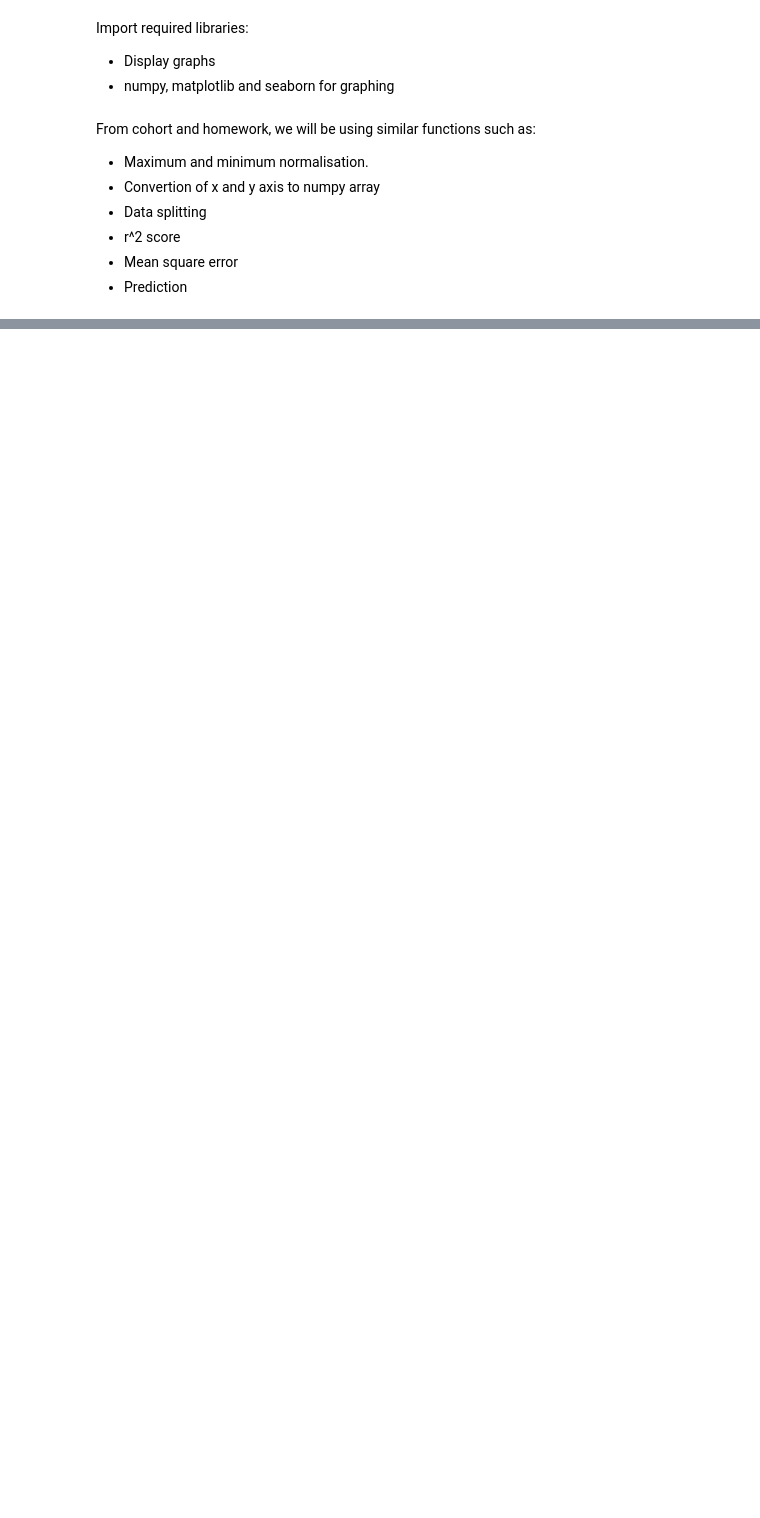
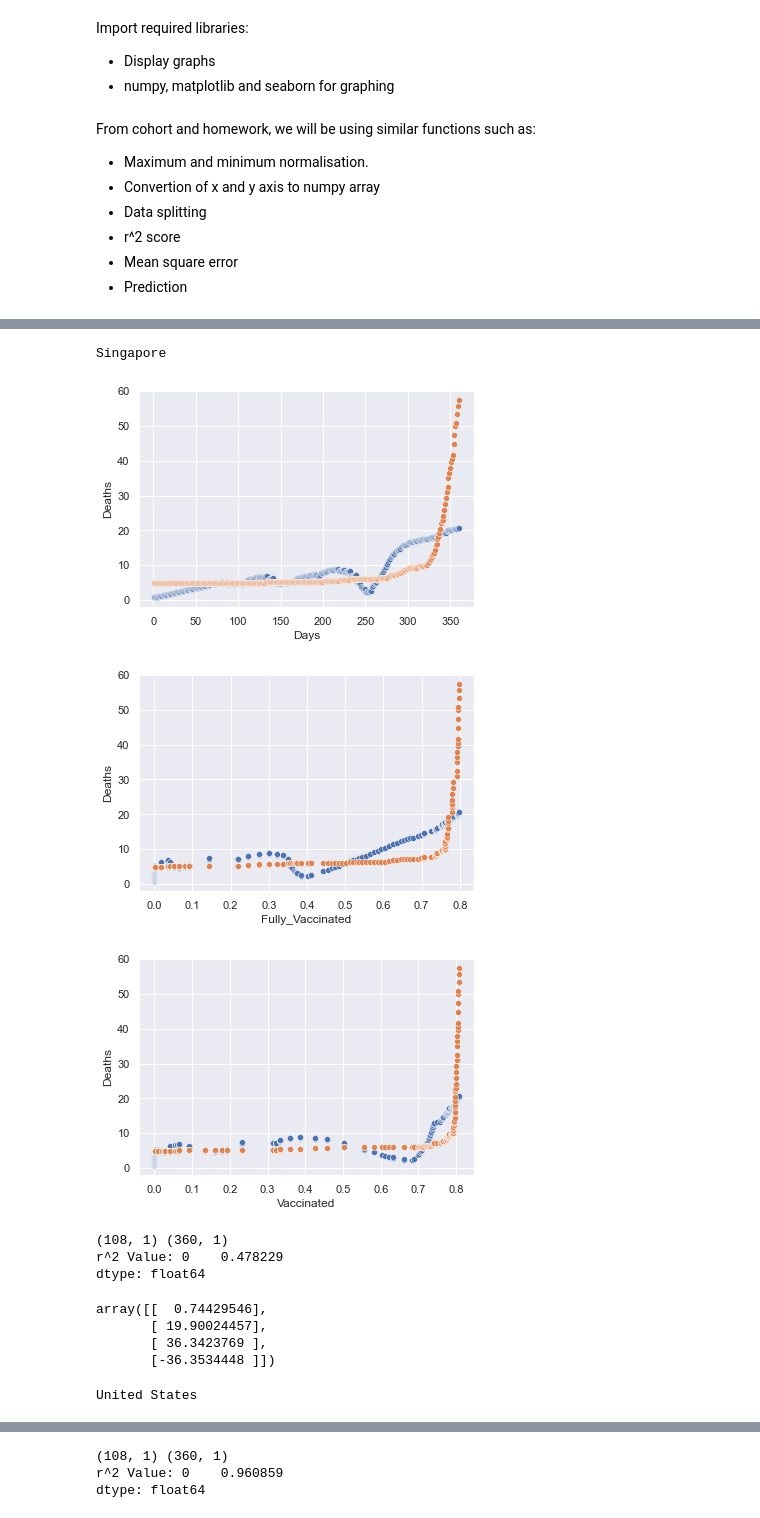
Before and after one commit to SorinoSSK/Term3_DDW_2D, a Jupyter notebook: Task 1.ipynb, the cells around one changed output, grey strips where cells are left out. Saved outputs shown, nothing was run; the diff lists cells and outputs as text; code cells hidden in the pictures; blank space fills up the shorter version.

```diff
--- a/Task 1.ipynb
+++ b/Task 1.ipynb
@@ -251,0 +215,44 @@ Predicted deaths: -40328084323.434906
+# %%
+for i in countryData:
+    xVal_train, xVal_test, yVal_train, yVal_test = split_data(countryData[i], countryYData[i], 100, 0.3)
+    xMVal = normalize_z(xVal_train)
+
+    xAxis = prepare_x(xMVal)
+    yAxis = prepare_y(yVal_train)
+
+    iterations = 10500
+    alpha = 0.05
+    beta = np.zeros((xAxis.shape[1], 1))
+
+    beta, dummy = gradient_descent(xAxis, yAxis, beta, alpha, iterations)
+    # prediction = pd.DataFrame(predict(xVal_train, xVal_test, beta))
+    prediction = pd.DataFrame(predict(xVal_train, countryData[i], beta))
+    print(i)
+    for x in xVal_train.columns:
+        sns.set()
+
+        scat0 = sns.scatterplot(x=countryData[i][x], y=prediction[0])
+        scat1 = sns.scatterplot(x=countryData[i][x], y=countryYData[i]["total_deaths_per_million"])
+        # scat0 = sns.scatterplot(x=xVal_test[x], y=prediction[0])
+        # scat1 = sns.scatterplot(x=xVal_test[x], y=yVal_test["total_deaths_per_million"])
+
+        scat0.set_ylabel("Deaths")
+        scat0.set_xlabel(x)
+        plt.show()
+
+    print(yVal_test.shape, prediction.shape)
+    print("r^2 Value:", r2_score(prepare_y(countryYData[i]), prediction))
+    display(beta)
+# %% [output]
+Singapore
+[figure, added]
+[figure, added]
+[figure, added]
+(108, 1) (360, 1)
+r^2 Value: 0    0.478229
+dtype: float64
+array([[  0.74429546],
+       [ 19.90024457],
+       [ 36.3423769 ],
+       [-36.3534448 ]])
+United States
@@ -251,0 +262,3 @@ Predicted deaths: -40328084323.434906
+(108, 1) (360, 1)
+r^2 Value: 0    0.960859
+dtype: float64
```
Also changed, not shown: parts of 9 cells of this notebook.
